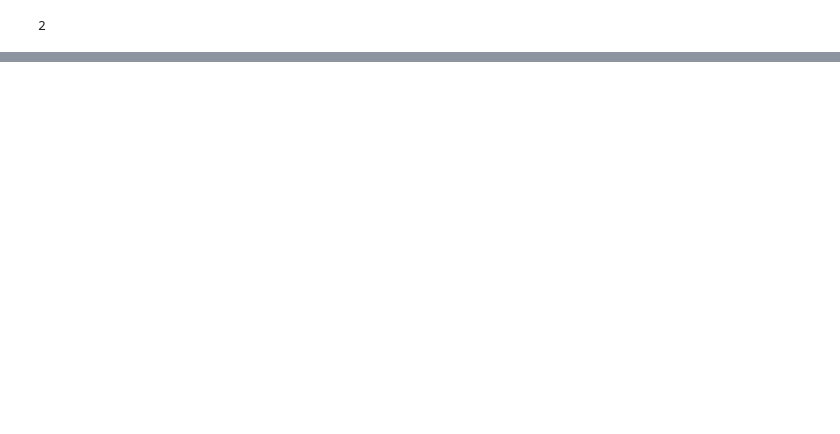
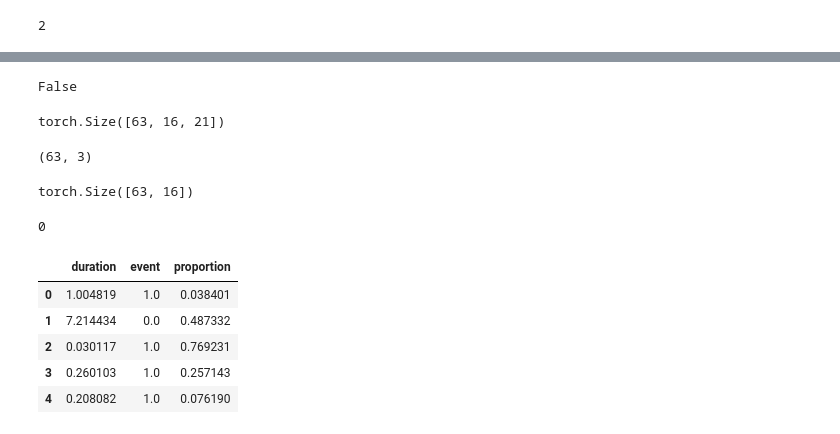
Before and after one commit to davidlee1102/Surtimesurvival, a Jupyter notebook: Tutorial/experiment_pbc2_training_inside_method.ipynb, the cells around one changed output, grey strips where cells are left out. Drawn from its saved outputs; the diff is of its cells as text; code cells hidden in the pictures; blank space fills up the shorter version.

```diff
--- a/Tutorial/experiment_pbc2_training_inside_method.ipynb
+++ b/Tutorial/experiment_pbc2_training_inside_method.ipynb
@@ -243 +300,35 @@ early stops at epoch 22
+# %%
+time_test = pd.DataFrame(time_test, columns=['duration'])
+# %%
+time_test.isnull().values.any()
+# %% [output]
+False
+# %%
+df_y_test['duration'] = time_test['duration']
+# time_val = pd.DataFrame(time_val, columns=['duration'])
+# %%
+df_test.shape
+# %% [output]
+torch.Size([63, 16, 21])
+# %%
+df_y_test.shape
+# %% [output]
+(63, 3)
+# %%
+masks_test.shape
+# %% [output]
+torch.Size([63, 16])
+# %%
+df_y_test['duration'].isnull().sum()
+# %% [output]
+0
+# %%
+df_y_test.head()
+# %% [output]
+|  | duration | event | proportion |
+| 0 | 1.004819 | 1.0 | 0.038401 |
+| 1 | 7.214434 | 0.0 | 0.487332 |
+| 2 | 0.030117 | 1.0 | 0.769231 |
+| 3 | 0.260103 | 1.0 | 0.257143 |
+| 4 | 0.208082 | 1.0 | 0.076190 |
 # %%
```
Also changed, not shown: parts of 17 cells of this notebook, 5 other files.
